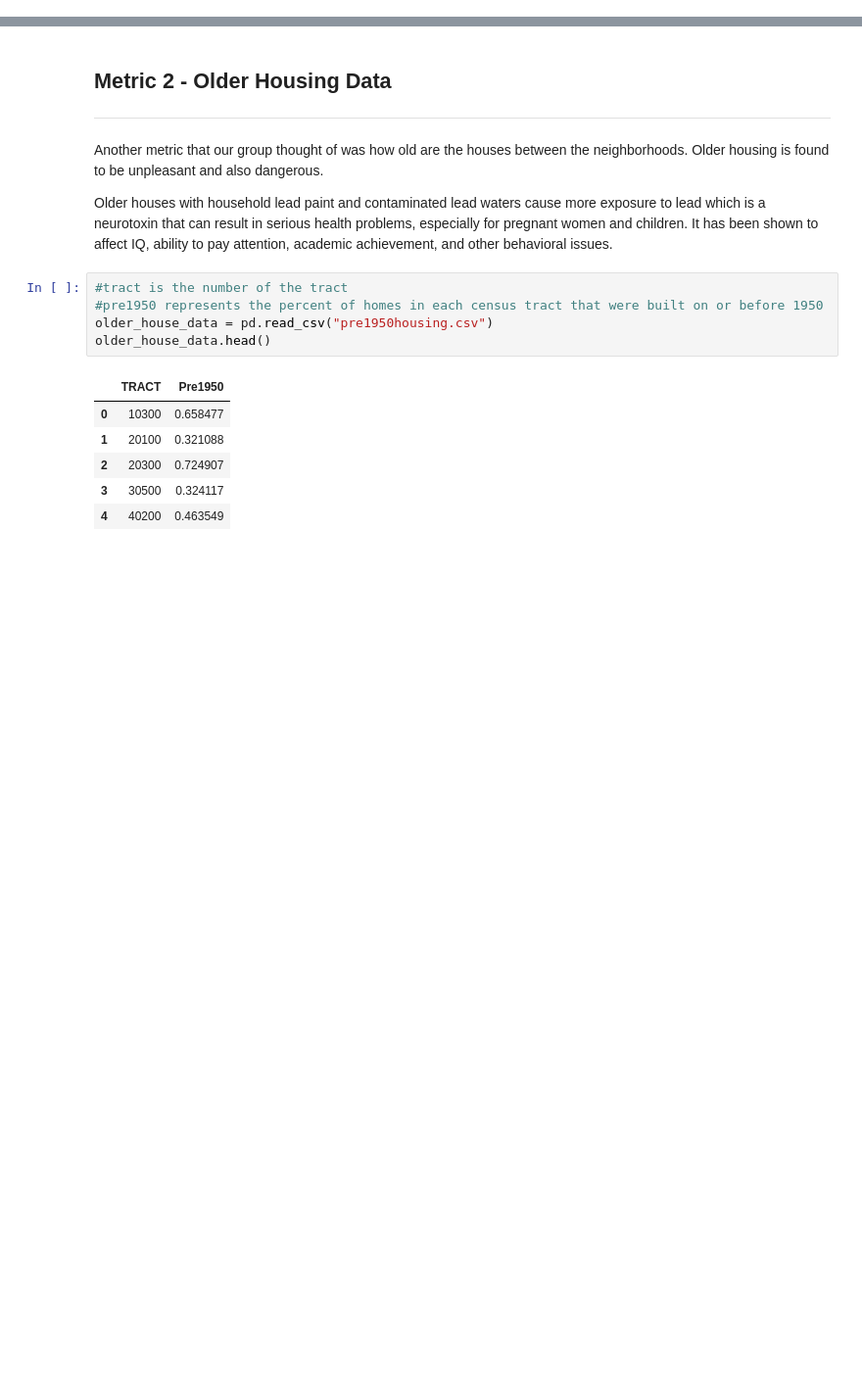
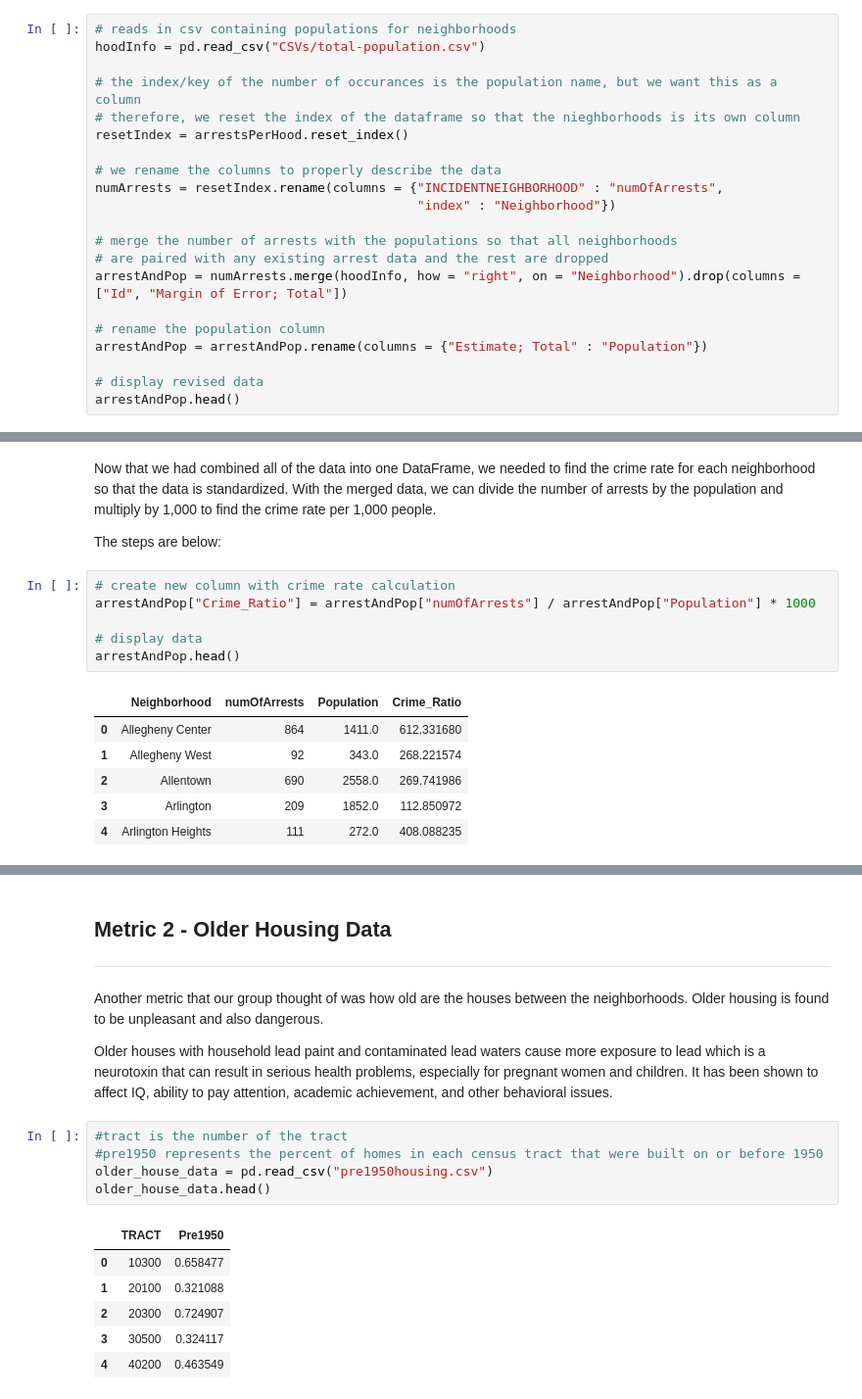
Before and after one commit to songxingyu1118/CMPINF10_Final_Project, a Jupyter notebook: Neighborhoods.ipynb, the cells around one changed output, grey strips where cells are left out. Shown at 98% size. Saved outputs shown, nothing was run; the diff lists cells and outputs as text; blank space fills up the shorter version.

```diff
--- a/Neighborhoods.ipynb
+++ b/Neighborhoods.ipynb
@@ -45,0 +39,21 @@ neighborhoods[['hood','area','perimeter','geometry']]
+# %%
+# reads in csv containing populations for neighborhoods
+hoodInfo = pd.read_csv("CSVs/total-population.csv")
+
+# the index/key of the number of occurances is the population name, but we want this as a column
+# therefore, we reset the index of the dataframe so that the nieghborhoods is its own column
+resetIndex = arrestsPerHood.reset_index()
+
+# we rename the columns to properly describe the data
+numArrests = resetIndex.rename(columns = {"INCIDENTNEIGHBORHOOD" : "numOfArrests",
+                                          "index" : "Neighborhood"})
+
+# merge the number of arrests with the populations so that all neighborhoods
+# are paired with any existing arrest data and the rest are dropped
+arrestAndPop = numArrests.merge(hoodInfo, how = "right", on = "Neighborhood").drop(columns = ["Id", "Margin of Error; Total"])
+
+# rename the population column
+arrestAndPop = arrestAndPop.rename(columns = {"Estimate; Total" : "Population"})
+
+# display revised data
+arrestAndPop.head()
@@ -45,0 +67,17 @@ neighborhoods[['hood','area','perimeter','geometry']]
+# %% [markdown]
+Now that we had combined all of the data into one DataFrame, we needed to find the crime rate for each neighborhood so that the data is standardized. With the merged data, we can divide the number of arrests by the population and multiply by 1,000 to find the crime rate per 1,000 people.
+
+The steps are below:
+# %%
+# create new column with crime rate calculation
+arrestAndPop["Crime_Ratio"] = arrestAndPop["numOfArrests"] / arrestAndPop["Population"] * 1000
+
+# display data
+arrestAndPop.head()
+# %% [output]
+|  | Neighborhood | numOfArrests | Population | Crime_Ratio |
+| 0 | Allegheny Center | 864 | 1411.0 | 612.331680 |
+| 1 | Allegheny West | 92 | 343.0 | 268.221574 |
+| 2 | Allentown | 690 | 2558.0 | 269.741986 |
+| 3 | Arlington | 209 | 1852.0 | 112.850972 |
+| 4 | Arlington Heights | 111 | 272.0 | 408.088235 |
```
Also changed, not shown: parts of 16 cells of this notebook.
